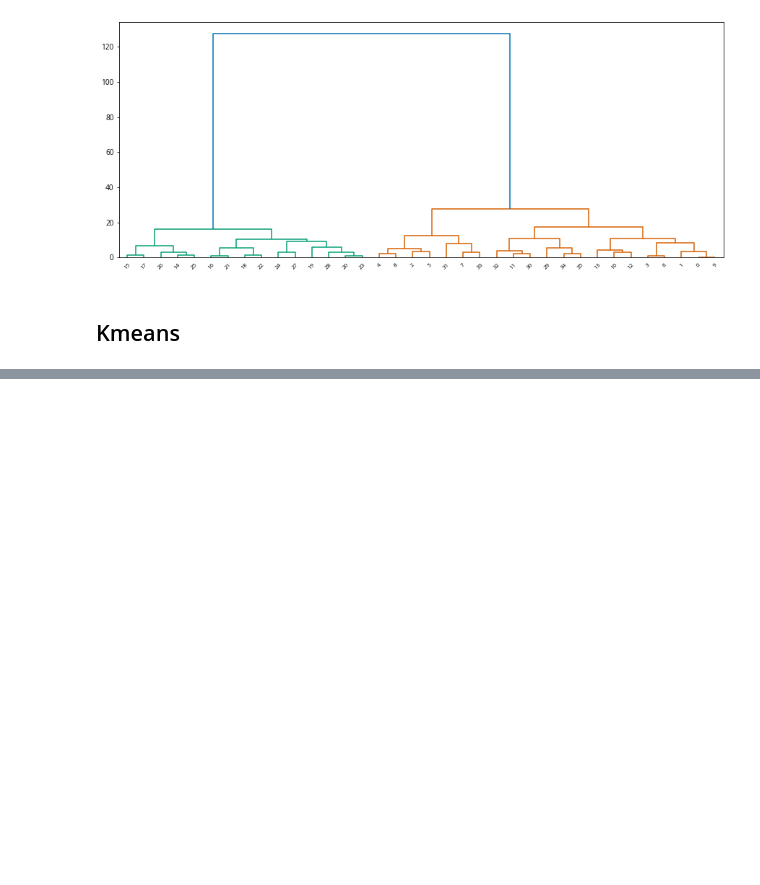
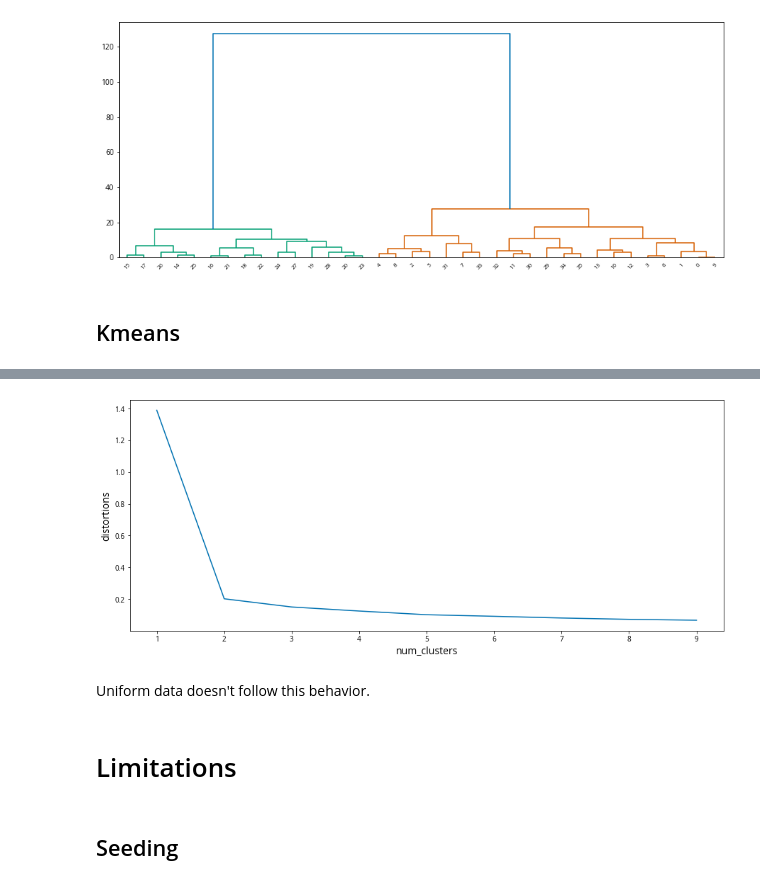
Before and after one commit to watchful-cluckets/springboard_dsci_career_track, a Jupyter notebook: datacamp_projects/clustering/clustering.ipynb, the cells around one changed output, grey strips where cells are left out. Saved outputs shown, nothing was run; the diff lists cells and outputs as text; code cells hidden in the pictures; blank space fills up the shorter version.

```diff
--- a/datacamp_projects/clustering/clustering.ipynb
+++ b/datacamp_projects/clustering/clustering.ipynb
@@ -87,0 +96,18 @@ from sklearn.tree import DecisionTreeClassifier, DecisionTreeRegressor
+# %%
+def plot_elbow_distortions(data, n_clusters=10):
+
+    # Create a list of distortions from the kmeans function
+    distortions = []
+    num_clusters = range(1, n_clusters)
+    for i in num_clusters:
+        cluster_centers, distortion = kmeans(data, i)
+        distortions.append(distortion)
+
+    # Create a data frame with two lists - number of clusters and distortions
+    elbow_plot = pd.DataFrame({
+        'num_clusters': num_clusters,
+        'distortions': distortions
+    })
+
+    # Creat a line plot of num_clusters and distortions
+    sns.lineplot(x="num_clusters", y="distortions", data=elbow_plot)
@@ -316,0 +383,10 @@ plt.show()
+# %%
+plot_elbow_distortions(comic_con[['x_scaled', 'y_scaled']])
+# %% [output]
+[figure, added]
+# %% [markdown]
+Uniform data doesn't follow this behavior.
+# %% [markdown]
+# Limitations
+# %% [markdown]
+## Seeding
```
Also changed, not shown: parts of 45 cells of this notebook, 4 other files.
